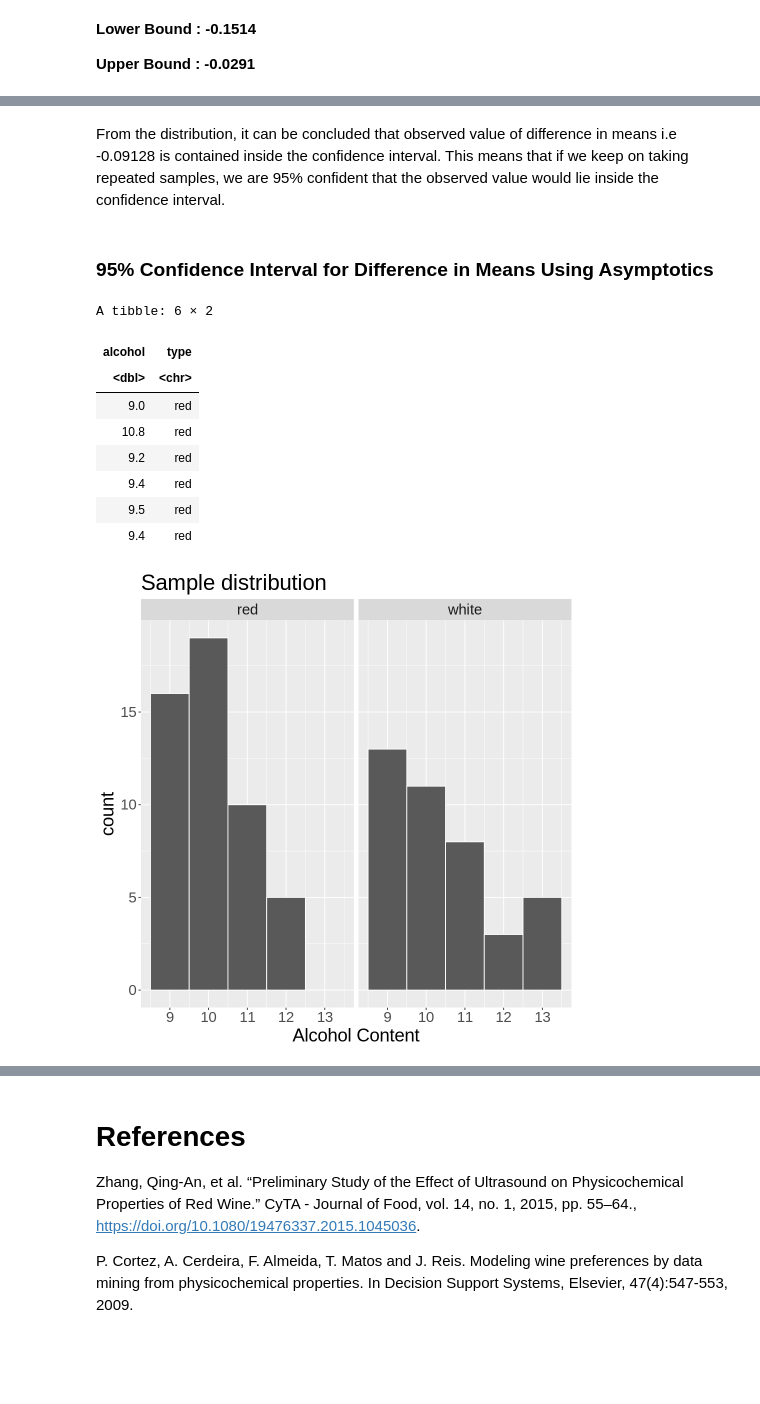
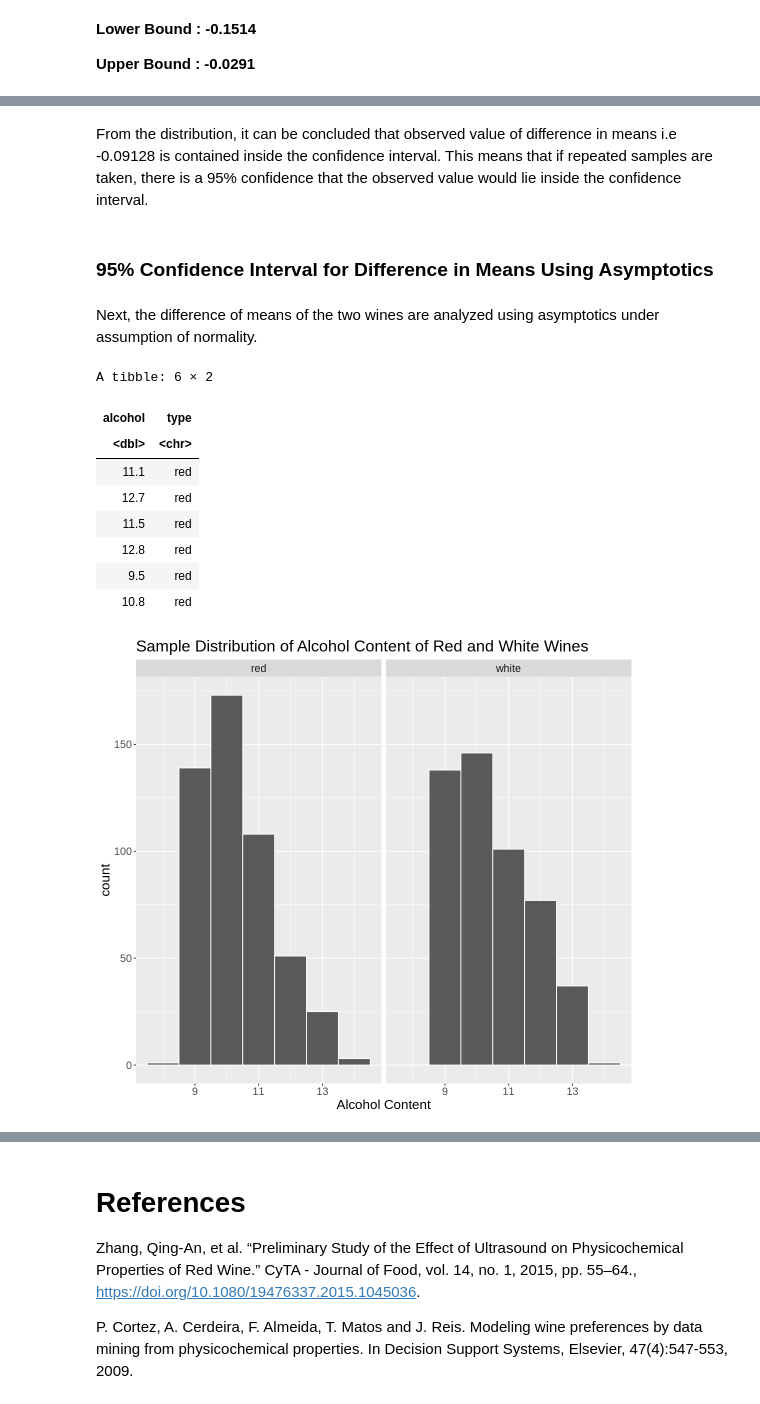
Before and after one commit to Jaskaran1116/STAT-201-Group-Project-23, a Jupyter notebook: analysis.ipynb, the cells around one changed output, grey strips where cells are left out. Cells and saved outputs as stored; diff of their text form; code cells hidden in the pictures; blank space fills up the shorter version.

Commit message:
Updated Asymptotics and Discussion

```diff
--- a/analysis.ipynb
+++ b/analysis.ipynb
@@ -393,40 +382,44 @@ diff_in_means_ci_plot
 [figure]
 # %% [markdown]
-From the distribution, it can be concluded that observed value of difference in means i.e -0.09128 is contained inside the confidence interval. This means that if we keep on taking repeated samples, we are 95% confident that the observed value would lie inside the confidence interval.
+From the distribution, it can be concluded that observed value of difference in means i.e -0.09128 is contained inside the confidence interval. This means that if repeated samples are taken, there is a 95% confidence that the observed value would lie inside the confidence interval.
 # %% [markdown]
 ### 95% Confidence Interval for Difference in Means Using Asymptotics
+# %% [markdown]
+Next, the difference of means of the two wines are analyzed using asymptotics under assumption of normality.
 # %%
-# Taking the sample
+# Taking the sample of 500 for each type of wine
+set.seed(1234)
 alcohol_sample <-
     alcohol_data %>%
     group_by(type) %>%
-    sample_n(size = case_when(type == "red" ~ 50,
-                              type == "white" ~ 40), replace = FALSE) %>%
+    sample_n(size = case_when(type == "red" ~ 500,
+                              type == "white" ~ 500), replace = FALSE) %>%
     ungroup()
 head(alcohol_sample)
 # %% [output]
 A tibble: 6 × 2
 | alcohol | type |
 | <dbl> | <chr> |
-| 9.0 | red |
+| 11.1 | red |
+| 12.7 | red |
+| 11.5 | red |
+| 12.8 | red |
+| 9.5 | red |
 | 10.8 | red |
-| 9.2 | red |
-| 9.4 | red |
-| 9.5 | red |
-| 9.4 | red |
 # %%
-# sample distribution of each type
+# Observe the sample distribution of each type of Wine
 set.seed(1234)
+options(repr.plot.width = 9, repr.plot.height = 8)
 
 alocohol_samp_dist_plot <-
     alcohol_sample %>%
     ggplot() +
     geom_histogram(aes(alcohol), binwidth = 1, color = 'white') +
     facet_wrap(~ type) +
-    theme(text = element_text(size = 22)) +
-    ggtitle("Sample distribution") +
+    theme(text = element_text(size = 16)) +
+    ggtitle("Sample Distribution of Alcohol Content of Red and White Wines") +
     xlab("Alcohol Content")
 alocohol_samp_dist_plot
 # %% [output]
-[figure, old version]
+[figure, new version]
 # %%
```
Also changed, not shown: parts of 28 cells of this notebook.
